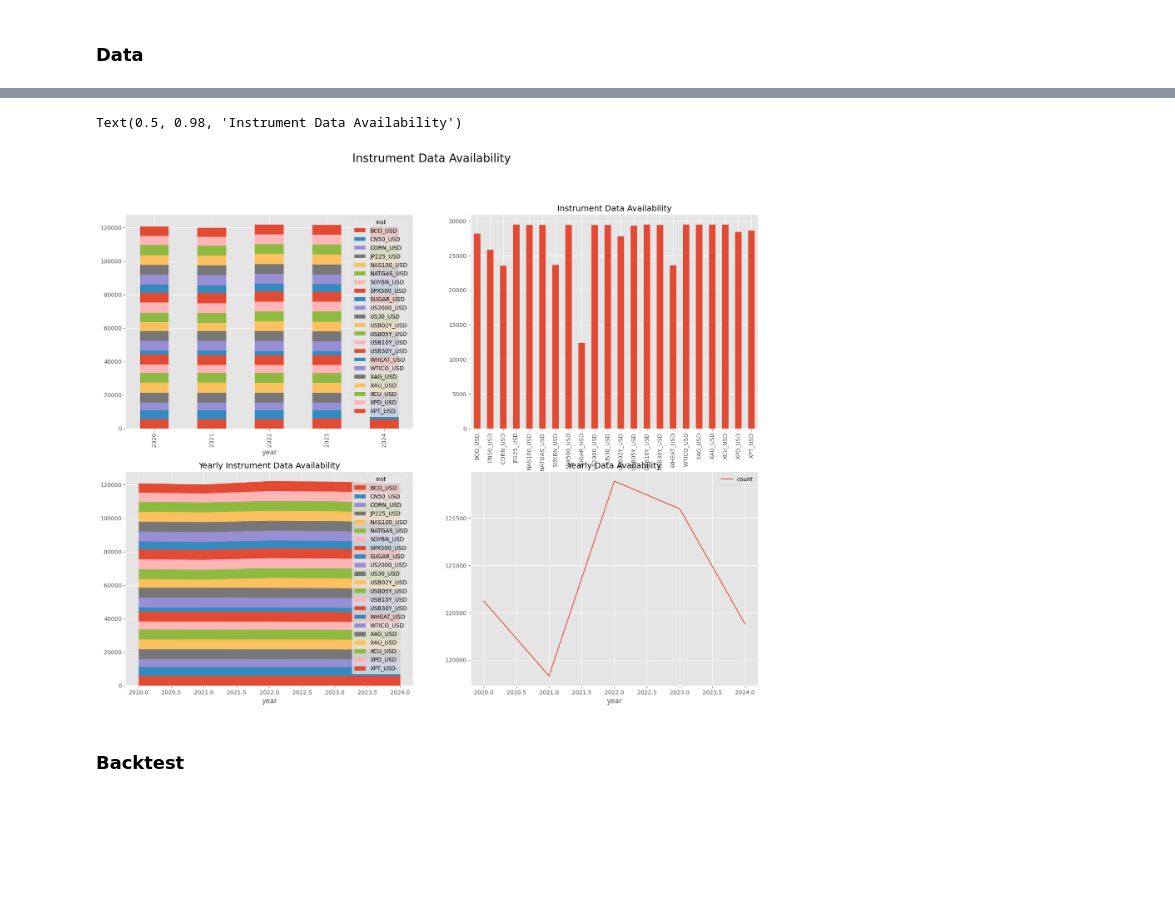
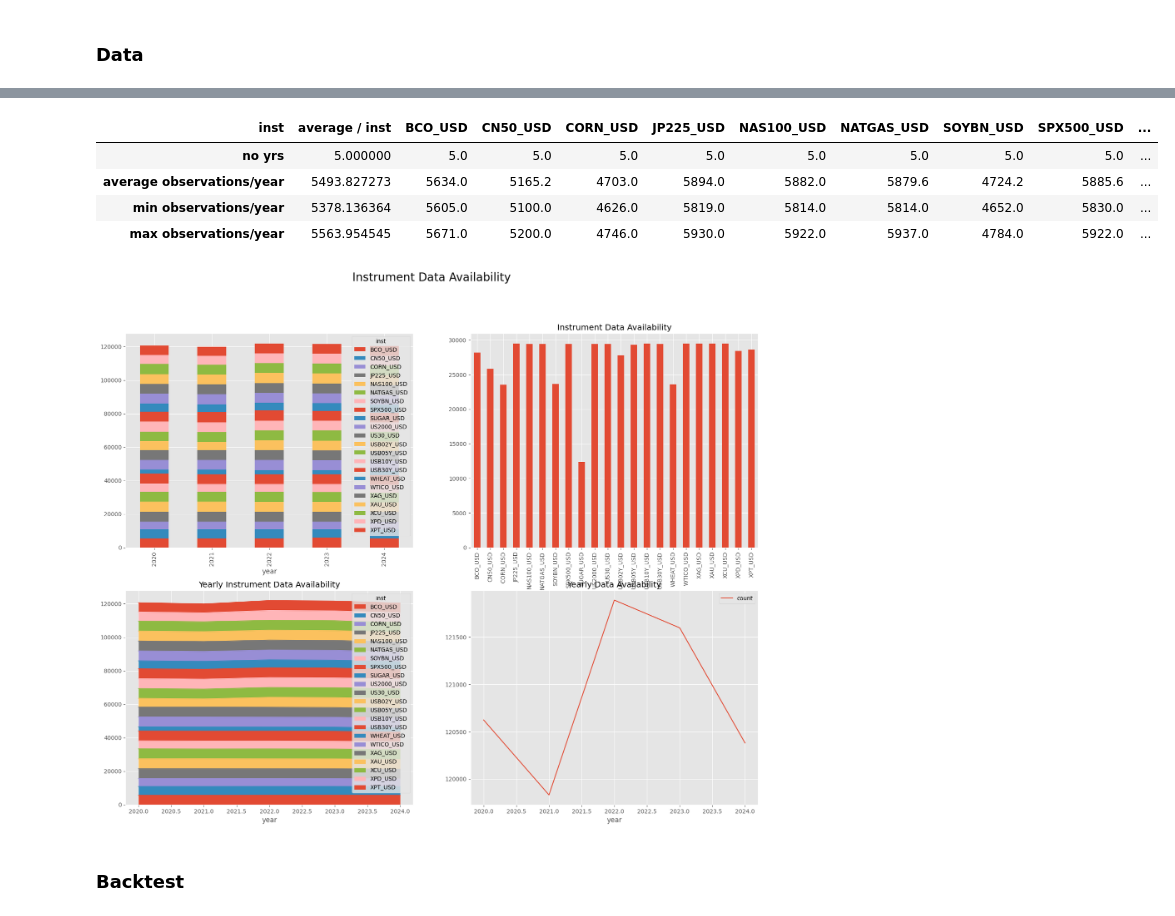
Before and after one commit to kimzwegz/tpq_project, a Jupyter notebook: main.ipynb, the cells around one changed output, grey strips where cells are left out. Saved outputs shown, nothing was run; the diff lists cells and outputs as text; code cells hidden in the pictures; blank space fills up the shorter version.

```diff
--- a/main.ipynb
+++ b/main.ipynb
@@ -148,26 +187,36 @@ Instruments loaded: 22
 # %%
 # Loading data and preparing DataFrames
 
 df_raw = pd.concat(list(map(lambda x: pd.read_parquet(path.join(folder_main, folder_data, f'{x}.parquet')), insts_all))) ## reading parquet files for all and concatenating them into a single DataFrame
 df_raw['year'] = df_raw.index.year
 df_yearinst = df_raw.groupby(['year', 'inst'])['mid'].count().reset_index()
 df_inst = df_raw.groupby(['inst'])['mid'].count().reset_index()
 df_inst.rename(columns={'mid': 'count'}, inplace=True)
 df_year = df_raw.groupby(['year'])['mid'].count().reset_index().set_index('year')
 df_year.rename(columns={'mid': 'count'}, inplace=True)
 
 
 # Pivot the data so each instrument is a column, index is year, values are mid counts
 df_pivot = df_yearinst.pivot(index='year', columns='inst', values='mid')
 fig, ax = plt.subplots(nrows=2, ncols=2, figsize=(20, 15))
 # Plot stacked bar chart
 df_pivot.plot(kind='bar', stacked=True, ax=ax[0, 0])
 df_inst.plot.bar(x='inst', y='count', title='Instrument Data Availability', ax=ax[0, 1], legend=False)
 df_yearinst.pivot(index='year', columns='inst', values='mid').plot.area(stacked=True, ax=ax[1, 0], title='Yearly Instrument Data Availability')
 df_year.plot(title='Yearly Data Availability', ax=ax[1, 1])
 fig.suptitle('Instrument Data Availability', fontsize=20)
+
+df_pivot_describe = df_pivot.describe().loc[['count', 'mean', 'min', 'max']]
+
+df_pivot_describe.index=['no yrs', 'average observations/year', 'min observations/year', 'max observations/year']
+df_pivot_describe.insert(0, 'average / inst', df_pivot_describe.mean(axis=1))
+df_pivot_describe
 # %% [output]
-Text(0.5, 0.98, 'Instrument Data Availability')
+| inst | average / inst | BCO_USD | CN50_USD | CORN_USD | JP225_USD | NAS100_USD | NATGAS_USD | SOYBN_USD | SPX500_USD | ... |
+| no yrs | 5.000000 | 5.0 | 5.0 | 5.0 | 5.0 | 5.0 | 5.0 | 5.0 | 5.0 | ... |
+| average observations/year | 5493.827273 | 5634.0 | 5165.2 | 4703.0 | 5894.0 | 5882.0 | 5879.6 | 4724.2 | 5885.6 | ... |
+| min observations/year | 5378.136364 | 5605.0 | 5100.0 | 4626.0 | 5819.0 | 5814.0 | 5814.0 | 4652.0 | 5830.0 | ... |
+| max observations/year | 5563.954545 | 5671.0 | 5200.0 | 4746.0 | 5930.0 | 5922.0 | 5937.0 | 4784.0 | 5922.0 | ... |
 [figure]
 # %% [markdown]
 <h3 style="text-align: left;"><b> Backtest </b></h3>
```
Also changed, not shown: parts of 26 cells of this notebook, 4 other files.
